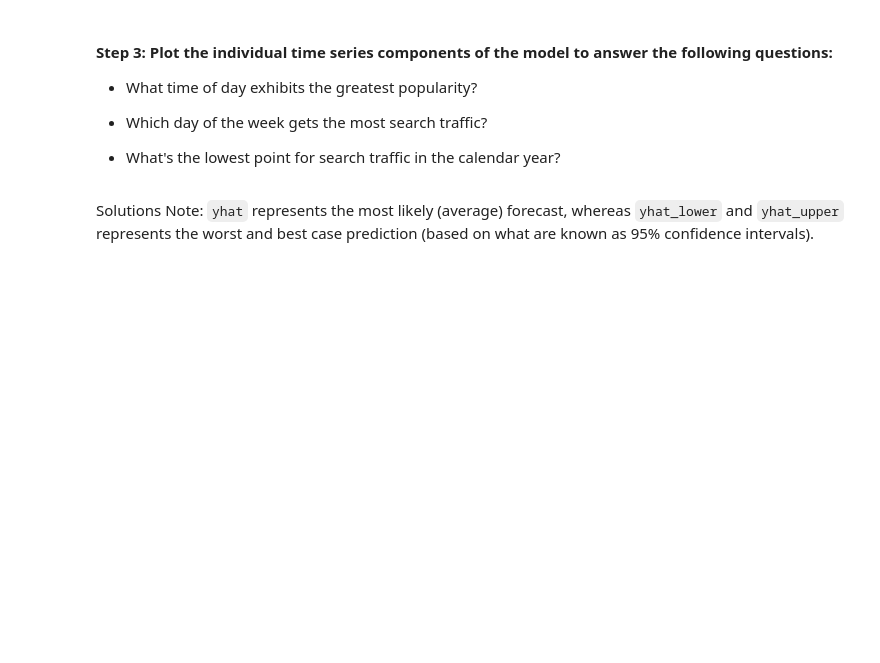
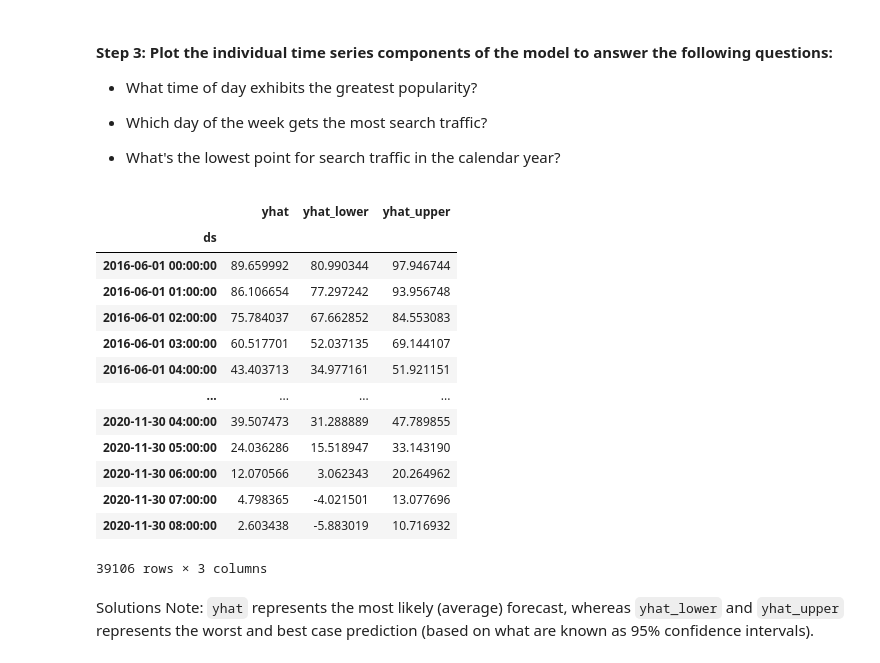
Before and after one commit to LardexTheLarge/prophet-challenge, a Jupyter notebook: forecasting_net_prophet.ipynb, the cells around one changed output. Saved outputs shown, nothing was run; the diff lists cells and outputs as text; code cells hidden in the pictures; blank space fills up the shorter version.

```diff
--- a/forecasting_net_prophet.ipynb
+++ b/forecasting_net_prophet.ipynb
@@ -439,9 +439,25 @@ m.plot(forecast_mercado_trends)
 * What's the lowest point for search traffic in the calendar year?
 # %%
 # Set the index in the forecast_mercado_trends DataFrame to the ds datetime column
-
+forecast_mercado_trends = forecast_mercado_trends.set_index("ds")
 
 # View the only the yhat,yhat_lower and yhat_upper columns from the DataFrame
+forecast_mercado_trends[["yhat", "yhat_lower", "yhat_upper"]]
+# %% [output]
+|  | yhat | yhat_lower | yhat_upper |
+| ds |  |  |  |
+| 2016-06-01 00:00:00 | 89.659992 | 80.990344 | 97.946744 |
+| 2016-06-01 01:00:00 | 86.106654 | 77.297242 | 93.956748 |
+| 2016-06-01 02:00:00 | 75.784037 | 67.662852 | 84.553083 |
+| 2016-06-01 03:00:00 | 60.517701 | 52.037135 | 69.144107 |
+| 2016-06-01 04:00:00 | 43.403713 | 34.977161 | 51.921151 |
+| ... | ... | ... | ... |
+| 2020-11-30 04:00:00 | 39.507473 | 31.288889 | 47.789855 |
+| 2020-11-30 05:00:00 | 24.036286 | 15.518947 | 33.143190 |
+| 2020-11-30 06:00:00 | 12.070566 | 3.062343 | 20.264962 |
+| 2020-11-30 07:00:00 | 4.798365 | -4.021501 | 13.077696 |
+| 2020-11-30 08:00:00 | 2.603438 | -5.883019 | 10.716932 |
+39106 rows × 3 columns
 # %% [markdown]
 Solutions Note: `yhat` represents the most likely (average) forecast, whereas `yhat_lower` and `yhat_upper` represents the worst and best case prediction (based on what are known as 95% confidence intervals).
 # %%
```
Also changed, not shown: parts of 5 cells of this notebook.
